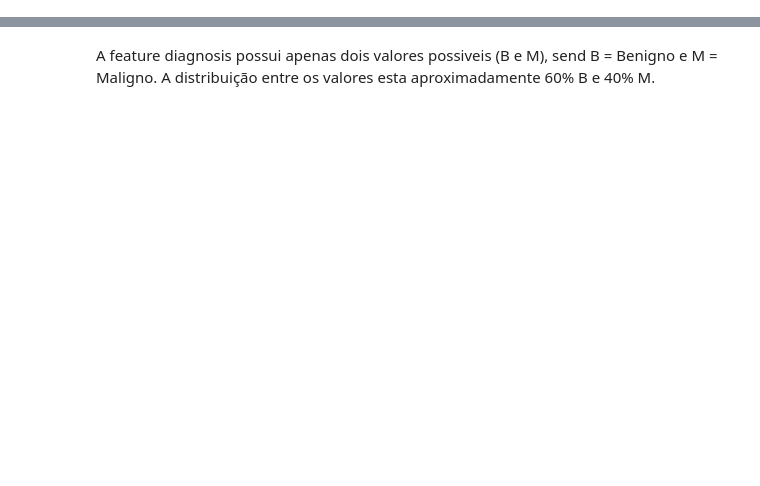
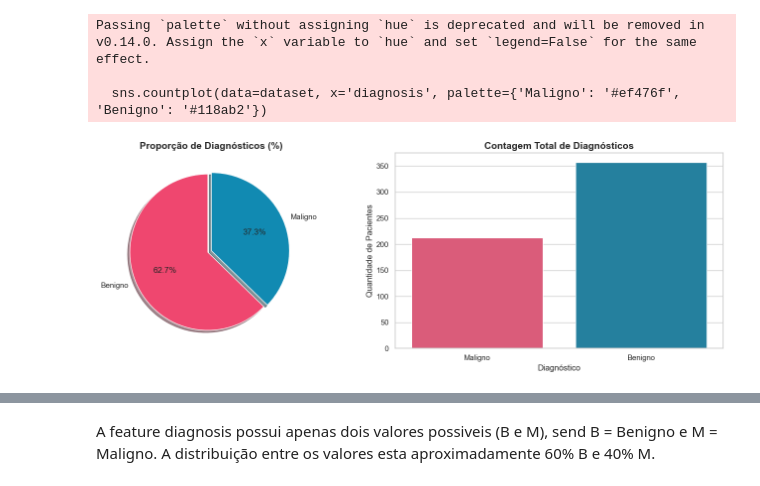
Before and after one commit to fiap-postech-ia-para-devs-grupo/9IADT-fase-1-tech-challenge, a Jupyter notebook: tech_challenge_fase1.ipynb, the cells around one changed output, grey strips where cells are left out. Saved outputs shown, nothing was run; the diff lists cells and outputs as text; code cells hidden in the pictures; blank space fills up the shorter version.

```diff
--- a/tech_challenge_fase1.ipynb
+++ b/tech_challenge_fase1.ipynb
@@ -83,0 +75,18 @@ Name: count, dtype: int64
+# %%
+# Remoção de colunas desnecessárias
+dataset.drop(['Unnamed: 32', 'id'], axis=1, inplace=True)
+
+# Mapeamento de rótulos para suporte à interpretação clínica
+dataset['diagnosis'] = dataset['diagnosis'].map({'M': 'Maligno', 'B': 'Benigno'})
+
+# Validações e Prova de Sanidade
+print("--- RELATÓRIO DE LIMPEZA ---")
+print(f"Valores nulos restantes: {dataset.isnull().sum().sum()}")
+print(f"Novas dimensões (Linhas, Colunas): {dataset.shape}\n")
+
+print("Distribuição da variável alvo:")
+print(dataset['diagnosis'].value_counts())
+print("\n" + "-"*30 + "\n")
+
+# O info() exibe um resumo técnico detalhado dos tipos de dados
+dataset.info()
@@ -83,0 +187,28 @@ Name: count, dtype: int64
+# %%
+
+
+# Configuração visual elegante
+sns.set_theme(style="whitegrid")
+fig = plt.figure(figsize=(14, 5))
+
+# GRÁFICO REDONDO (mostra a Porcentagem)
+plt.subplot(1, 2, 1)
+contagem = dataset['diagnosis'].value_counts()
+plt.pie(contagem, labels=contagem.index, autopct='%1.1f%%', startangle=90,
+        colors=['#ef476f', '#118ab2'], explode=(0.05, 0), shadow=True)
+plt.title('Proporção de Diagnósticos (%)', fontsize=14, fontweight='bold')
+
+# GRÁFICO BARRAS (mostra a Quantidade Absoluta)
+plt.subplot(1, 2, 2)
+sns.countplot(data=dataset, x='diagnosis', palette={'Maligno': '#ef476f', 'Benigno': '#118ab2'})
+plt.title('Contagem Total de Diagnósticos', fontsize=14, fontweight='bold')
+plt.xlabel('Diagnóstico')
+plt.ylabel('Quantidade de Pacientes')
+
+plt.tight_layout()
+plt.show()
+# %% [output]
+Passing `palette` without assigning `hue` is deprecated and will be removed in v0.14.0. Assign the `x` variable to `hue` and set `legend=False` for the same effect.
+
+  sns.countplot(data=dataset, x='diagnosis', palette={'Maligno': '#ef476f', 'Benigno': '#118ab2'})
+[figure, added]
```
Also changed, not shown: parts of 53 cells of this notebook.
